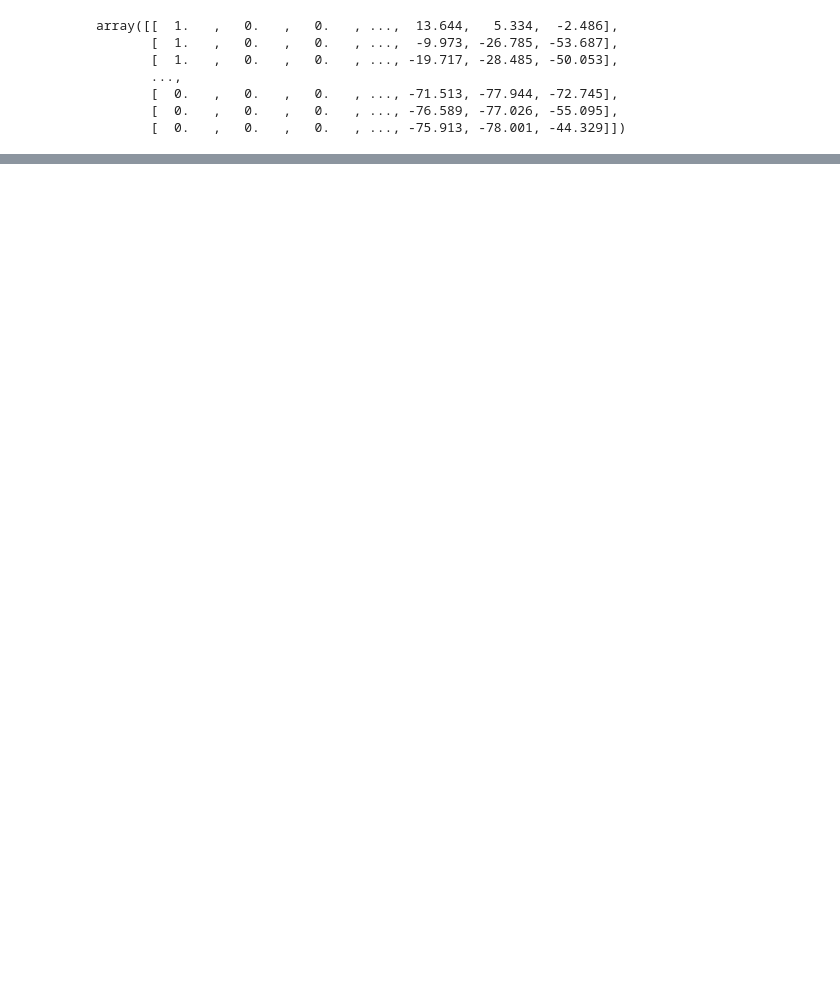
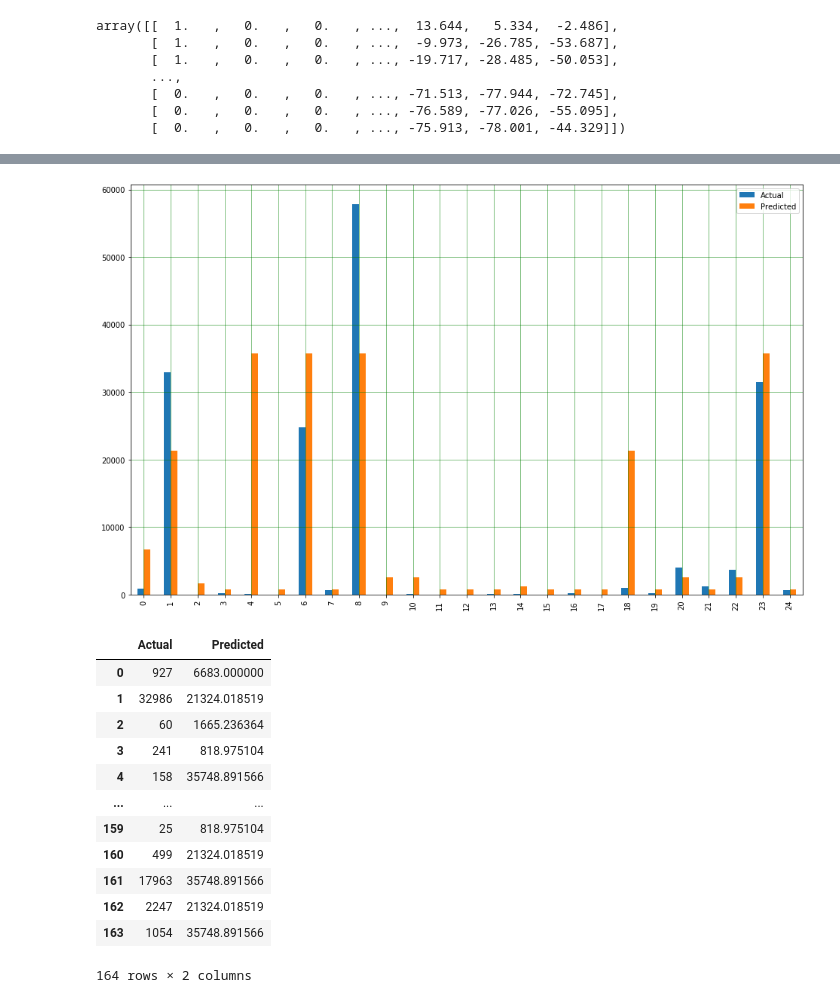
Before and after one commit to leonormsousa/IART_1920, a Jupyter notebook: Proj2/proj.ipynb, the cells around one changed output, grey strips where cells are left out. Saved outputs shown, nothing was run; the diff lists cells and outputs as text; code cells hidden in the pictures; blank space fills up the shorter version.

```diff
--- a/Proj2/proj.ipynb
+++ b/Proj2/proj.ipynb
@@ -64,0 +177,38 @@ array([[  1.   ,   0.   ,   0.   , ...,  13.644,   5.334,  -2.486],
+# %%
+### Decision Tree
+
+# Fit regression model
+decision_tree_regressor = DecisionTreeRegressor(max_depth=5)
+# %%
+## Grocery vs Cases
+
+decision_tree_regressor.fit(X_grocery_train, y_cases_train)
+grocery_cases_pred = decision_tree_regressor.predict(X_grocery_test)
+
+# Graphic showing actual vs predicted values
+
+df1 = df.head(25)
+df1.plot(kind='bar',figsize=(16,10))
+plt.grid(which='major', linestyle='-', linewidth='0.5', color='green')
+plt.grid(which='minor', linestyle=':', linewidth='0.5', color='black')
+plt.show()
+
+# Table showing actual vs predicted values
+
+df = pd.DataFrame({'Actual': y_cases_test.flatten(), 'Predicted': grocery_cases_pred.flatten()})
+df
+# %% [output]
+[figure, added]
+|  | Actual | Predicted |
+| 0 | 927 | 6683.000000 |
+| 1 | 32986 | 21324.018519 |
+| 2 | 60 | 1665.236364 |
+| 3 | 241 | 818.975104 |
+| 4 | 158 | 35748.891566 |
+| ... | ... | ... |
+| 159 | 25 | 818.975104 |
+| 160 | 499 | 21324.018519 |
+| 161 | 17963 | 35748.891566 |
+| 162 | 2247 | 21324.018519 |
+| 163 | 1054 | 35748.891566 |
+164 rows × 2 columns
```
Also changed, not shown: parts of 27 cells of this notebook.
